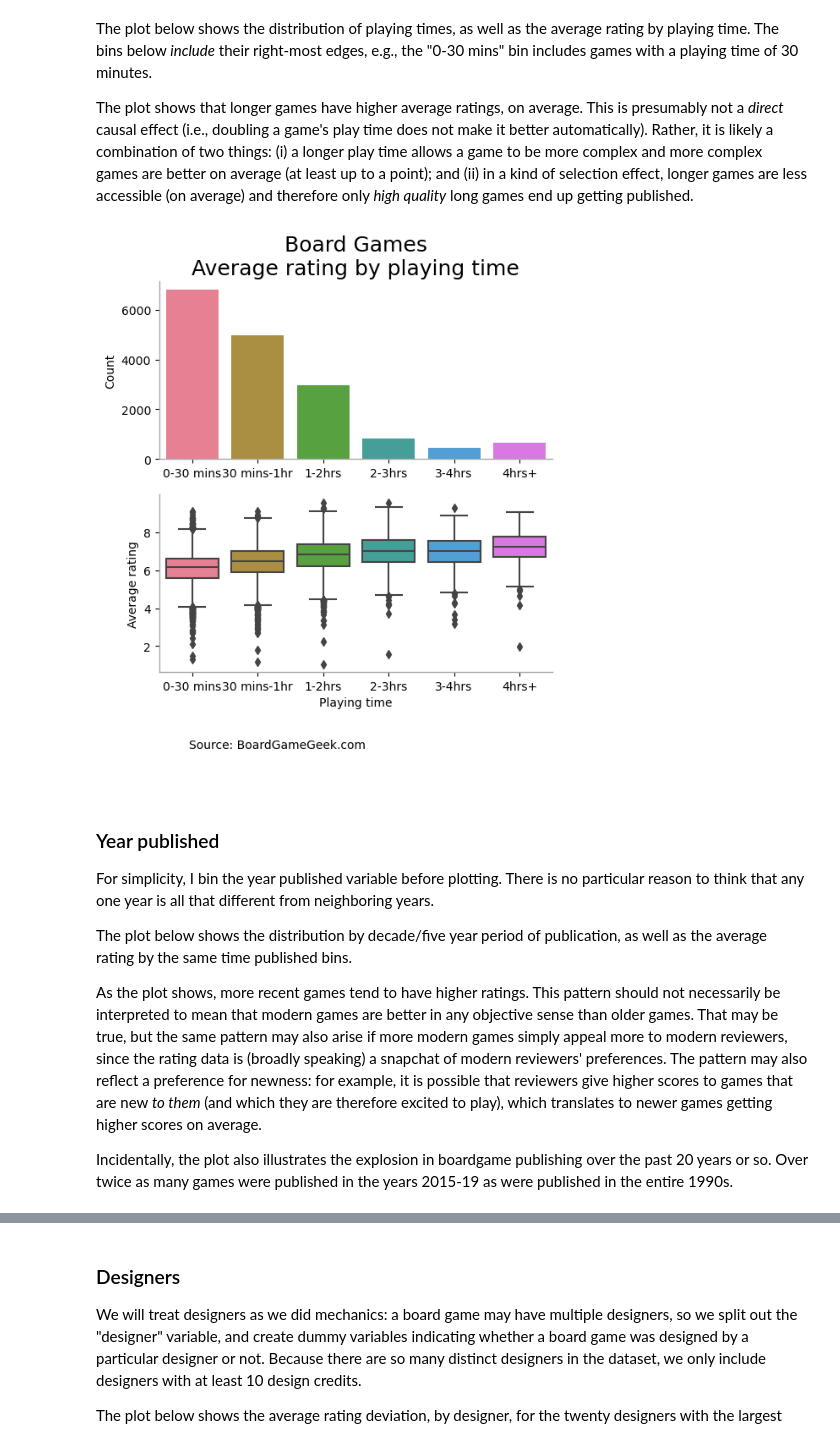
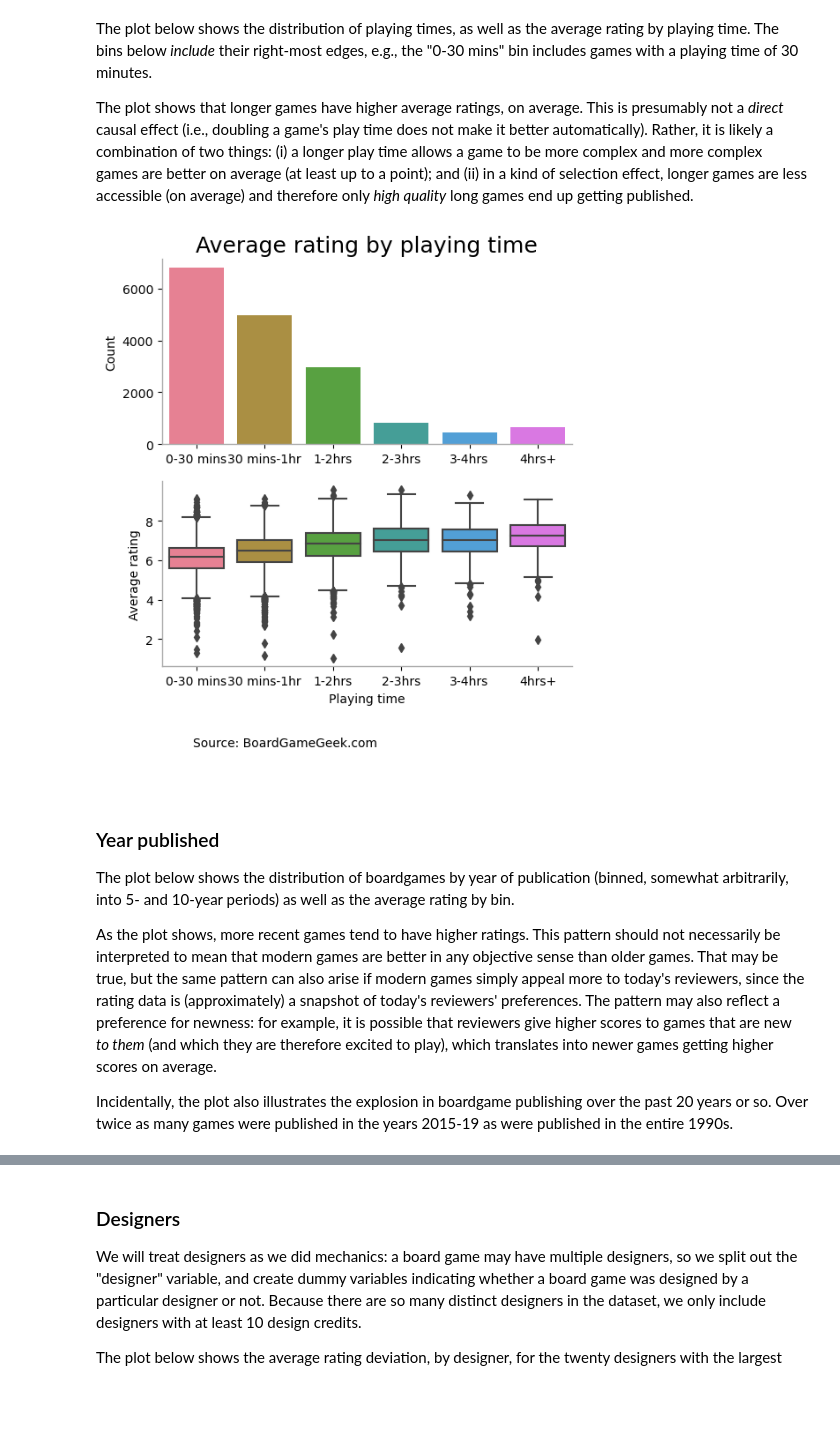
Before and after one commit to jeromematthewcelestine/tidytuesday, a Jupyter notebook: 2023-02-15-boardgames/TidyTuesday - Boardgames.ipynb, the cells around one changed output, grey strips where cells are left out. Drawn from its saved outputs; the diff is of its cells as text; code cells hidden in the pictures; blank space fills up the shorter version.

```diff
--- a/2023-02-15-boardgames/TidyTuesday - Boardgames.ipynb
+++ b/2023-02-15-boardgames/TidyTuesday - Boardgames.ipynb
@@ -193,43 +191,41 @@ with mpl.rc_context({'grid.linestyle': ':',
                     'grid.color': 'lightgray',
                     'axes.spines.bottom': True,
                      'axes.spines.left' : True,
                      'axes.spines.top' : False,
                      'axes.spines.right' : False,
                     'axes.edgecolor': 'darkgray',
                     'axes.linewidth': 1.0,
                     'axes.titlesize': 18,
                     'axes.titlecolor': 'black'}):
     fig, ax = plt.subplots(2, 1, figsize=(6, 6))
     ax = ax.flatten()
 
     p1 = sns.countplot(ax = ax[0],
                   data = train_details_plot,
                   x = "playingtime_binned",
                   palette = sns.color_palette("husl", 6))
     p2 = sns.boxplot(ax = ax[1],
                 data = train_details_plot,
                 x = "playingtime_binned",
                 y = "average",
                 palette = sns.color_palette("husl", 6))
-    temp = p1.set(title = "Board Games\nAverage rating by playing time",
+    temp = p1.set(title = "Average rating by playing time",
           xlabel = "", ylabel = "Count")
     temp = p2.set(title = "", xlabel = "Playing time", ylabel = "Average rating")
 
     footnote_text = f"""
         Source: BoardGameGeek.com
 
         """
     ax[1].annotate(footnote_text, xy = (0.0, -.3), xycoords = "axes fraction", ha = "left", va = "top")
 # %% [output]
-[figure, old version]
+[figure, new version]
 # %% [markdown]
 ### Year published
 
-For simplicity, I bin the year published variable before plotting. There is no particular reason to think that any one year is all that different from neighboring years.
+The plot below shows the distribution of boardgames by year of publication (binned, somewhat arbitrarily, into 5- and 10-year periods) as well as the average rating by bin.
 
-The plot below shows the distribution by decade/five year period of publication, as well as the average rating by the same time published bins.
-
-As the plot shows, more recent games tend to have higher ratings. This pattern should not necessarily be interpreted to mean that modern games are better in any objective sense than older games. That may be true, but the same pattern may also arise if more modern games simply appeal more to modern reviewers, since the rating data is (broadly speaking) a snapchat of modern reviewers' preferences. The pattern may also reflect a preference for newness: for example, it is possible that reviewers give higher scores to games that are new *to them* (and which they are therefore excited to play), which translates to newer games getting higher scores on average.
+As the plot shows, more recent games tend to have higher ratings. This pattern should not necessarily be interpreted to mean that modern games are better in any objective sense than older games. That may be true, but the same pattern can also arise if  modern games simply appeal more to today's reviewers, since the rating data is (approximately) a snapshot of today's reviewers' preferences. The pattern may also reflect a preference for newness: for example, it is possible that reviewers give higher scores to games that are new *to them* (and which they are therefore excited to play), which translates into newer games getting higher scores on average.
 
 Incidentally, the plot also illustrates the explosion in boardgame publishing over the past 20 years or so. Over twice as many games were published in the years 2015-19 as were published in the entire 1990s.
 # %%
```
Also changed, not shown: parts of 15 cells of this notebook, 9 other files.
